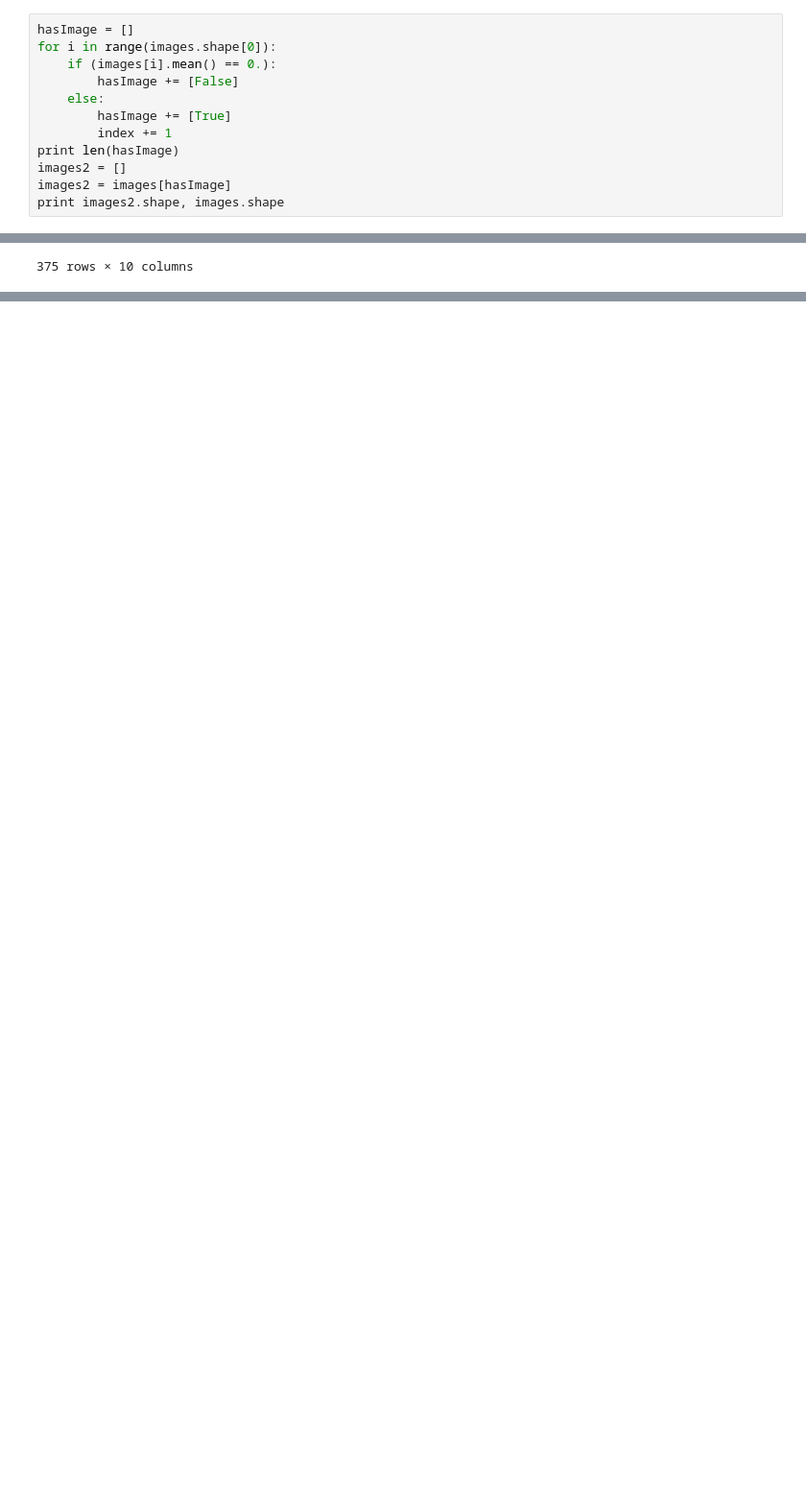
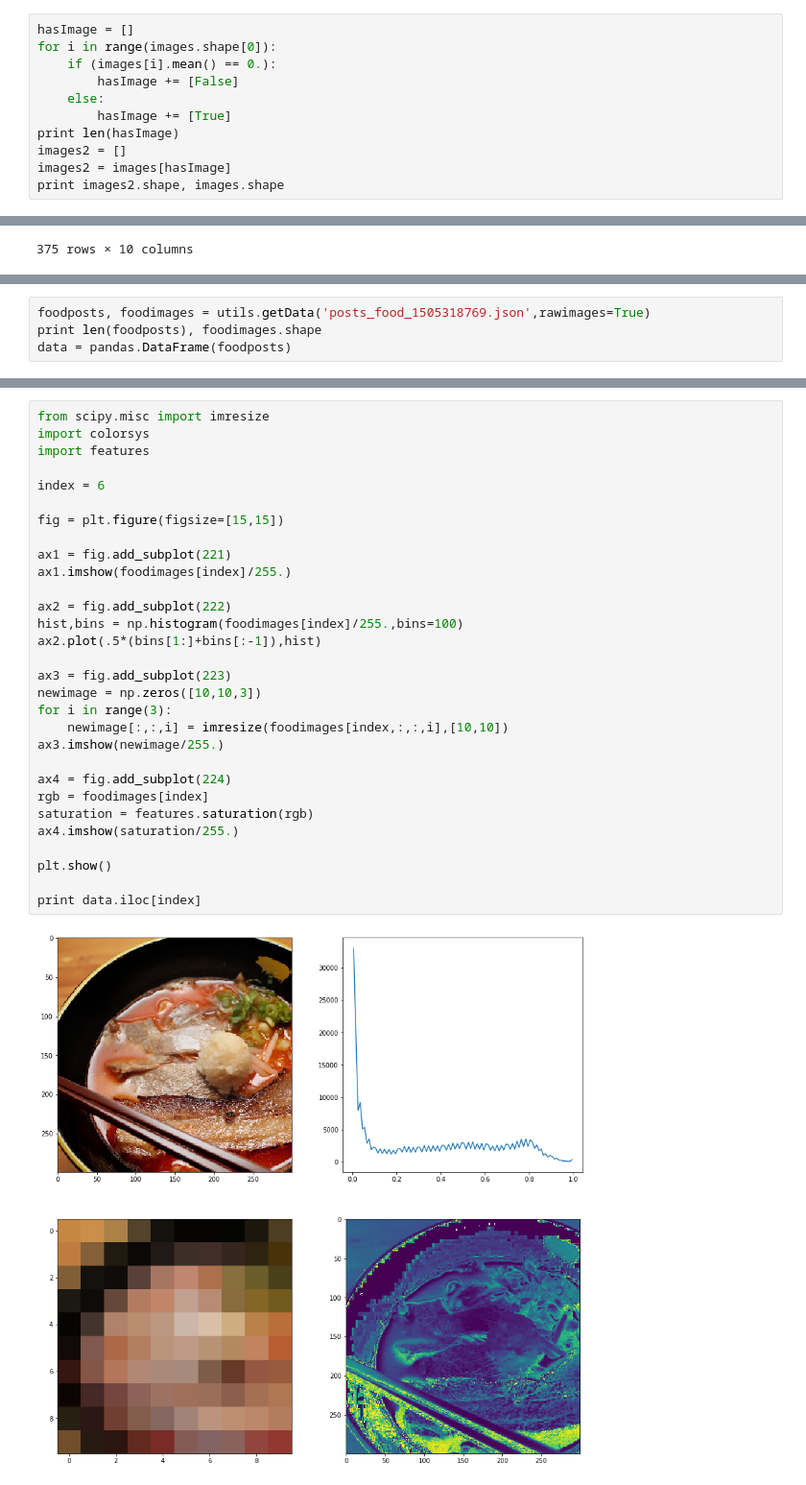
Before and after one commit to AlbertHJLee/minster, a Jupyter notebook: exploration.ipynb, the cells around one changed output, grey strips where cells are left out. Shown at 96% size. Drawn from its saved outputs; the diff is of its cells as text; blank space fills up the shorter version.

```diff
--- a/exploration.ipynb
+++ b/exploration.ipynb
@@ -35,7 +36,6 @@ for i in range(images.shape[0]):
         hasImage += [False]
     else:
         hasImage += [True]
-        index += 1
 print len(hasImage)
 images2 = []
 images2 = images[hasImage]
@@ -69,0 +95,4 @@ plt.show()
+# %%
+foodposts, foodimages = utils.getData('posts_food_1505318769.json',rawimages=True)
+print len(foodposts), foodimages.shape
+data = pandas.DataFrame(foodposts)
@@ -69,0 +125,32 @@ plt.show()
+# %%
+from scipy.misc import imresize
+import colorsys
+import features
+
+index = 6
+
+fig = plt.figure(figsize=[15,15])
+
+ax1 = fig.add_subplot(221)
+ax1.imshow(foodimages[index]/255.)
+
+ax2 = fig.add_subplot(222)
+hist,bins = np.histogram(foodimages[index]/255.,bins=100)
+ax2.plot(.5*(bins[1:]+bins[:-1]),hist)
+
+ax3 = fig.add_subplot(223)
+newimage = np.zeros([10,10,3])
+for i in range(3):
+    newimage[:,:,i] = imresize(foodimages[index,:,:,i],[10,10])
+ax3.imshow(newimage/255.)
+
+ax4 = fig.add_subplot(224)
+rgb = foodimages[index]
+saturation = features.saturation(rgb)
+ax4.imshow(saturation/255.)
+
+plt.show()
+
+print data.iloc[index]
+# %% [output]
+[figure, added]
```
Also changed, not shown: parts of 7 cells of this notebook, 3 other files.
